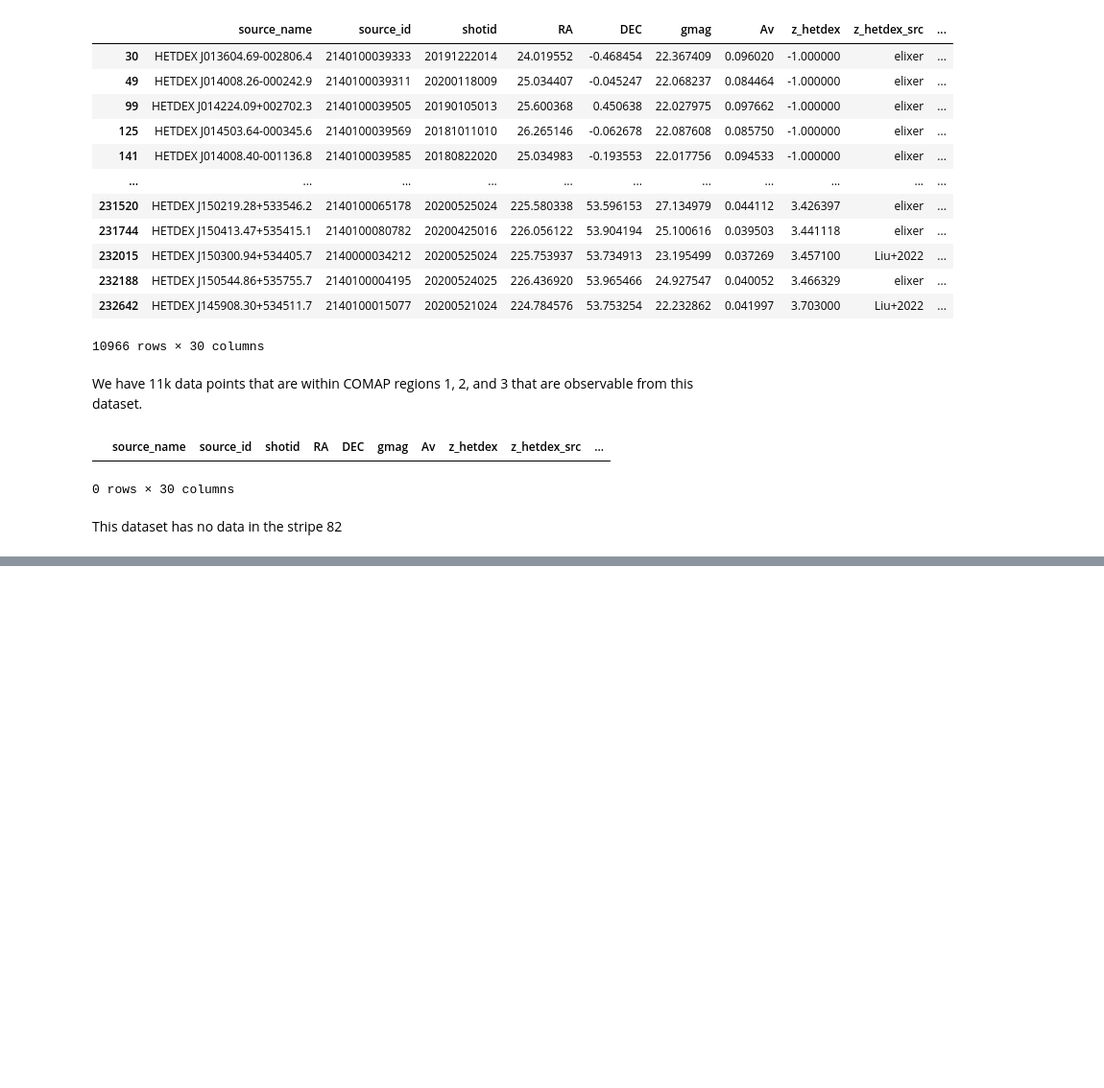
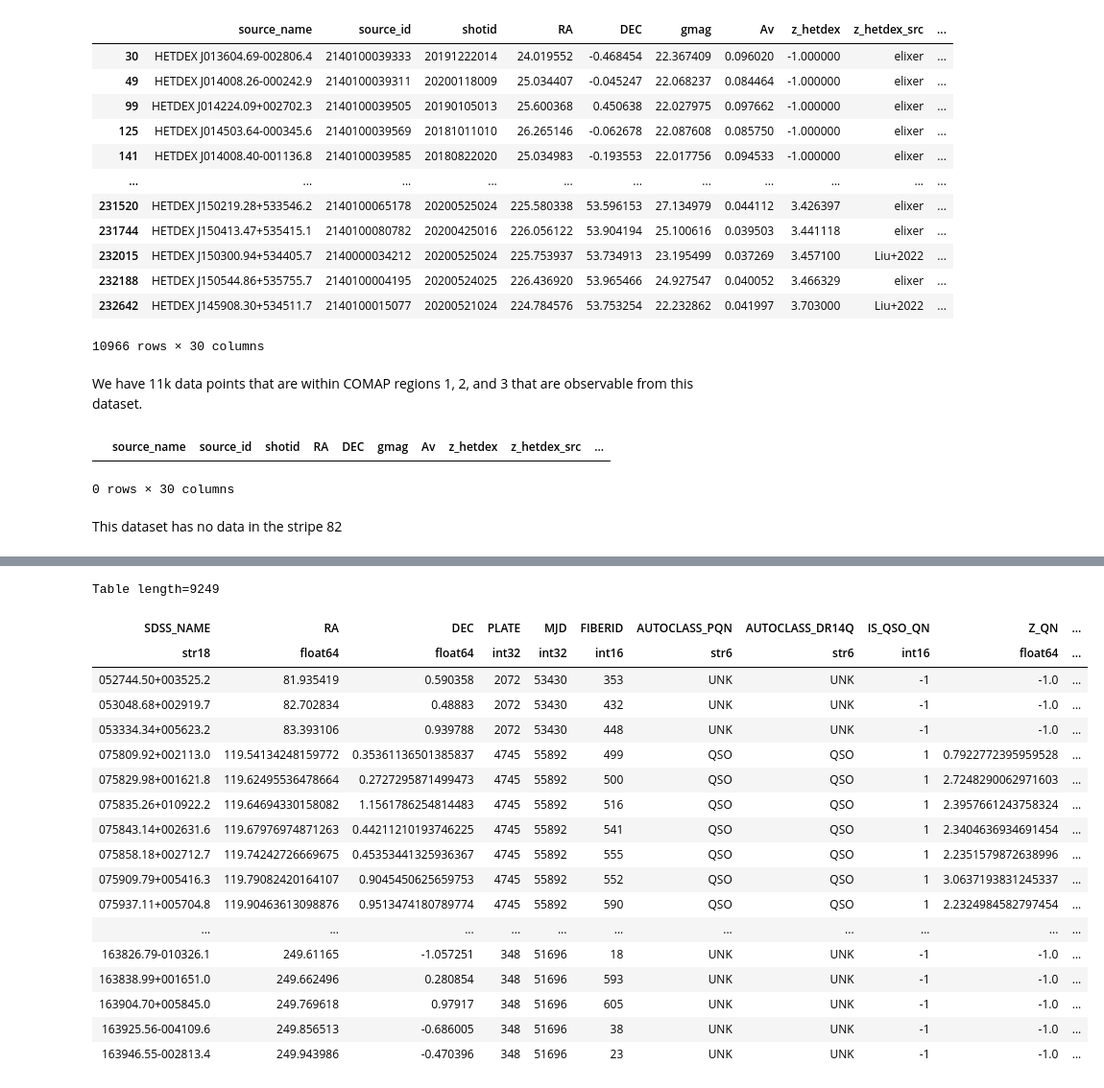
Before and after one commit to gagnierjoshua/Astronomy-ML-Kaggle-DataScience-Projects-and-Research, a Jupyter notebook: redshift-data-analysis-joshua-gagnier.ipynb, the cells around one changed output, grey strips where cells are left out. Shown at 96% size. Cells and saved outputs as stored; diff of their text form; code cells hidden in the pictures; blank space fills up the shorter version.

```diff
--- a/redshift-data-analysis-joshua-gagnier.ipynb
+++ b/redshift-data-analysis-joshua-gagnier.ipynb
@@ -140,0 +221,24 @@ This dataset has no data in the stripe 82
+# %%
+Eboss_Stripe_table=Eboss_table[(Eboss_table['RA']>60) & (Eboss_table['RA']<300)&(Eboss_table['DEC']>-1.26) & (Eboss_table['DEC']<1.26)  ]
+# %%
+Eboss_Stripe_table
+# %% [output]
+Table length=9249
+| SDSS_NAME | RA | DEC | PLATE | MJD | FIBERID | AUTOCLASS_PQN | AUTOCLASS_DR14Q | IS_QSO_QN | Z_QN | ... |
+| str18 | float64 | float64 | int32 | int32 | int16 | str6 | str6 | int16 | float64 | ... |
+| 052744.50+003525.2 | 81.935419 | 0.590358 | 2072 | 53430 | 353 | UNK | UNK | -1 | -1.0 | ... |
+| 053048.68+002919.7 | 82.702834 | 0.48883 | 2072 | 53430 | 432 | UNK | UNK | -1 | -1.0 | ... |
+| 053334.34+005623.2 | 83.393106 | 0.939788 | 2072 | 53430 | 448 | UNK | UNK | -1 | -1.0 | ... |
+| 075809.92+002113.0 | 119.54134248159772 | 0.35361136501385837 | 4745 | 55892 | 499 | QSO | QSO | 1 | 0.7922772395959528 | ... |
+| 075829.98+001621.8 | 119.62495536478664 | 0.2727295871499473 | 4745 | 55892 | 500 | QSO | QSO | 1 | 2.7248290062971603 | ... |
+| 075835.26+010922.2 | 119.64694330158082 | 1.1561786254814483 | 4745 | 55892 | 516 | QSO | QSO | 1 | 2.3957661243758324 | ... |
+| 075843.14+002631.6 | 119.67976974871263 | 0.44211210193746225 | 4745 | 55892 | 541 | QSO | QSO | 1 | 2.3404636934691454 | ... |
+| 075858.18+002712.7 | 119.74242726669675 | 0.45353441325936367 | 4745 | 55892 | 555 | QSO | QSO | 1 | 2.2351579872638996 | ... |
+| 075909.79+005416.3 | 119.79082420164107 | 0.9045450625659753 | 4745 | 55892 | 552 | QSO | QSO | 1 | 3.0637193831245337 | ... |
+| 075937.11+005704.8 | 119.90463613098876 | 0.9513474180789774 | 4745 | 55892 | 590 | QSO | QSO | 1 | 2.2324984582797454 | ... |
+| ... | ... | ... | ... | ... | ... | ... | ... | ... | ... | ... |
+| 163826.79-010326.1 | 249.61165 | -1.057251 | 348 | 51696 | 18 | UNK | UNK | -1 | -1.0 | ... |
+| 163838.99+001651.0 | 249.662496 | 0.280854 | 348 | 51696 | 593 | UNK | UNK | -1 | -1.0 | ... |
+| 163904.70+005845.0 | 249.769618 | 0.97917 | 348 | 51696 | 605 | UNK | UNK | -1 | -1.0 | ... |
+| 163925.56-004109.6 | 249.856513 | -0.686005 | 348 | 51696 | 38 | UNK | UNK | -1 | -1.0 | ... |
+| 163946.55-002813.4 | 249.943986 | -0.470396 | 348 | 51696 | 23 | UNK | UNK | -1 | -1.0 | ... |
```
Also changed, not shown: parts of 18 cells of this notebook.
